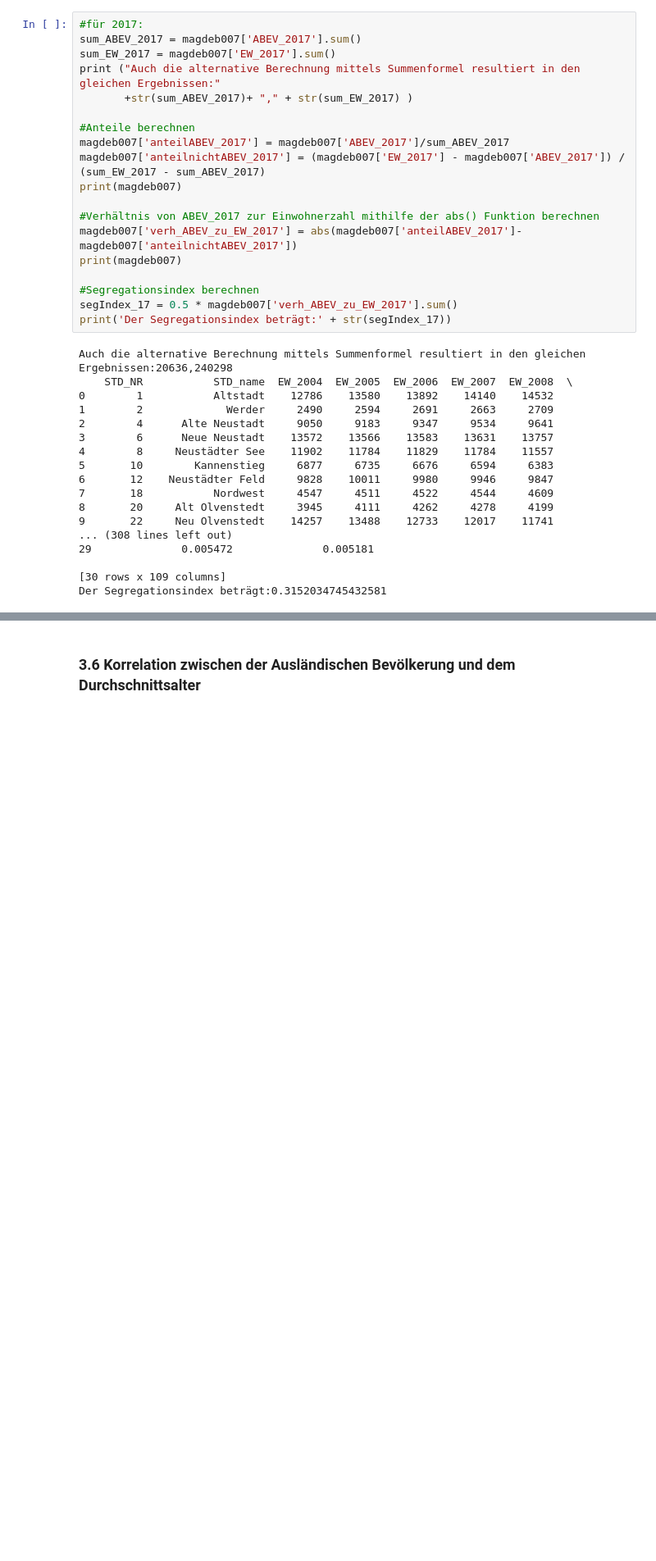
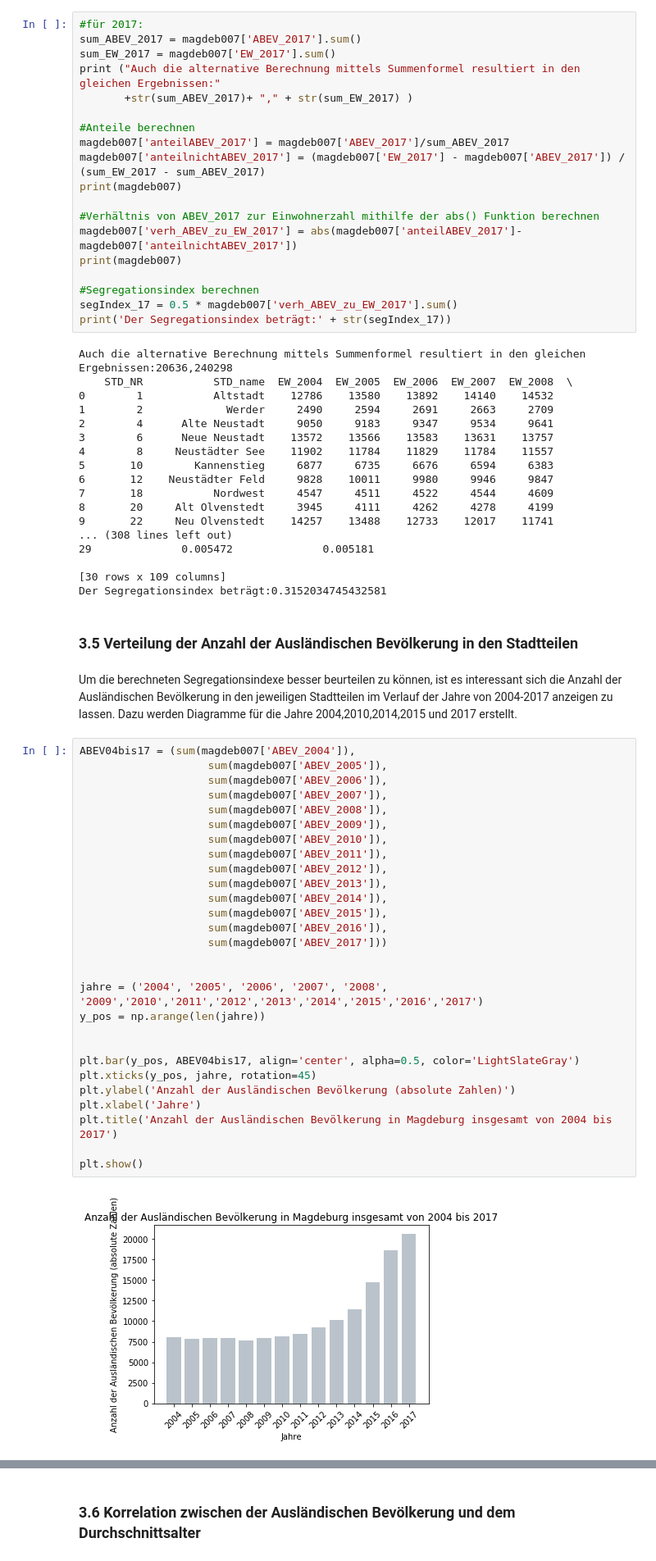
Before and after one commit to tschroeder10961/datascience-urban-segregation, a Jupyter notebook: GruppeA/Gruppe A Jupyter.ipynb, the cells around one changed output, grey strips where cells are left out. Shown at 82% size. Saved outputs shown, nothing was run; the diff lists cells and outputs as text; blank space fills up the shorter version.

```diff
--- a/GruppeA/Gruppe A Jupyter.ipynb
+++ b/GruppeA/Gruppe A Jupyter.ipynb
@@ -696,3 +698,37 @@ Auch die alternative Berechnung mittels Summenformel resultiert in den gleichen
 
 [30 rows x 109 columns]
 Der Segregationsindex beträgt:0.3152034745432581
+# %% [markdown]
+### 3.5 Verteilung der Anzahl der Ausländischen Bevölkerung in den Stadtteilen
+# %% [markdown]
+Um die berechneten Segregationsindexe besser beurteilen zu können, ist es interessant sich die Anzahl der Ausländischen Bevölkerung in den jeweiligen Stadtteilen im Verlauf der Jahre von 2004-2017 anzeigen zu lassen. Dazu werden Diagramme für die Jahre 2004,2010,2014,2015 und 2017 erstellt.
+# %%
+ABEV04bis17 = (sum(magdeb007['ABEV_2004']),
+                    sum(magdeb007['ABEV_2005']),
+                    sum(magdeb007['ABEV_2006']),
+                    sum(magdeb007['ABEV_2007']),
+                    sum(magdeb007['ABEV_2008']),
+                    sum(magdeb007['ABEV_2009']),
+                    sum(magdeb007['ABEV_2010']),
+                    sum(magdeb007['ABEV_2011']),
+                    sum(magdeb007['ABEV_2012']),
+                    sum(magdeb007['ABEV_2013']),
+                    sum(magdeb007['ABEV_2014']),
+                    sum(magdeb007['ABEV_2015']),
+                    sum(magdeb007['ABEV_2016']),
+                    sum(magdeb007['ABEV_2017']))
+
+
+jahre = ('2004', '2005', '2006', '2007', '2008', '2009','2010','2011','2012','2013','2014','2015','2016','2017')
+y_pos = np.arange(len(jahre))
+
+
+plt.bar(y_pos, ABEV04bis17, align='center', alpha=0.5, color='LightSlateGray')
+plt.xticks(y_pos, jahre, rotation=45)
+plt.ylabel('Anzahl der Ausländischen Bevölkerung (absolute Zahlen)')
+plt.xlabel('Jahre')
+plt.title('Anzahl der Ausländischen Bevölkerung in Magdeburg insgesamt von 2004 bis 2017')
+
+plt.show()
+# %% [output]
+[figure, added]
```
Also changed, not shown: parts of 10 cells of this notebook.
